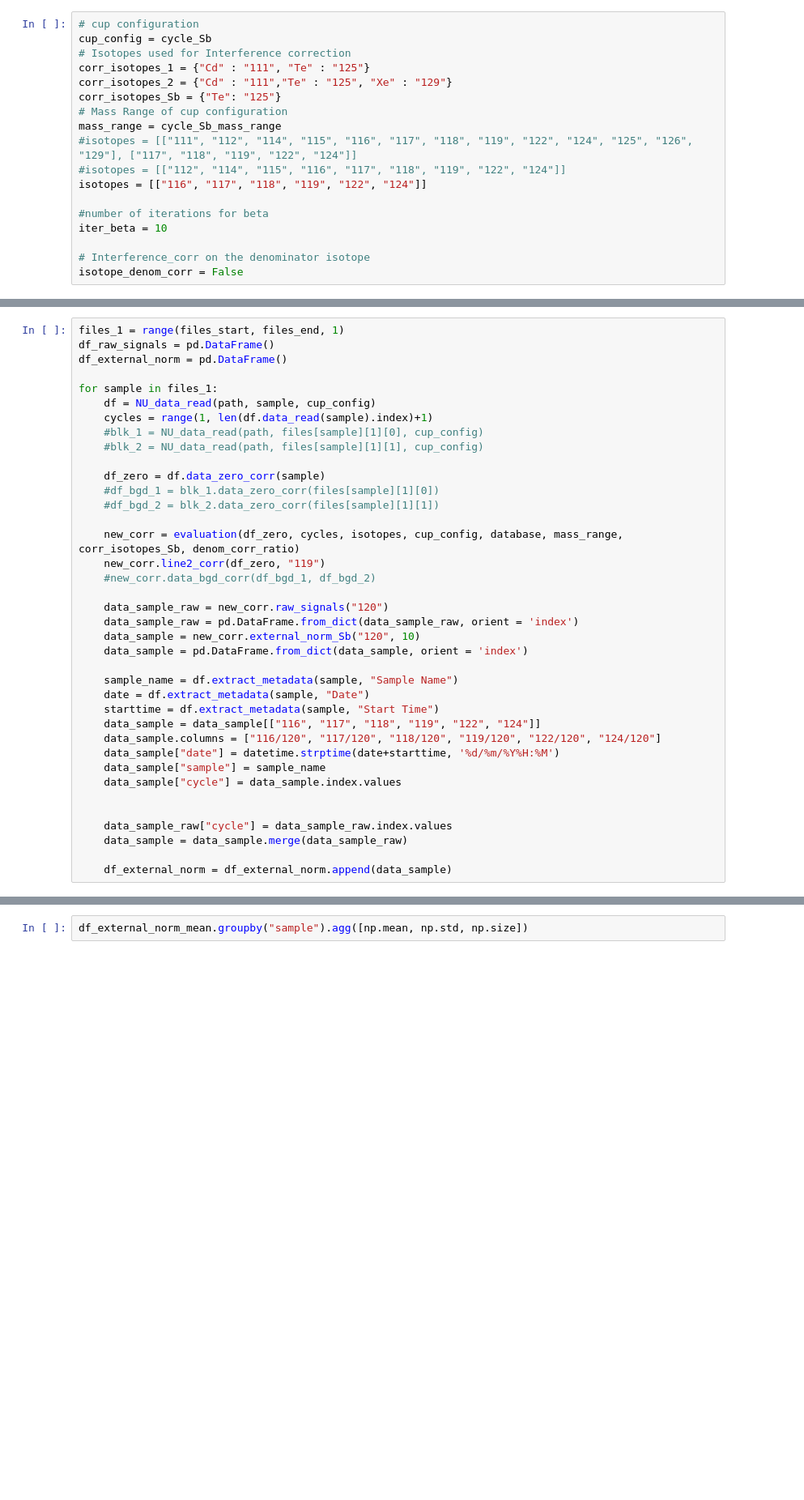
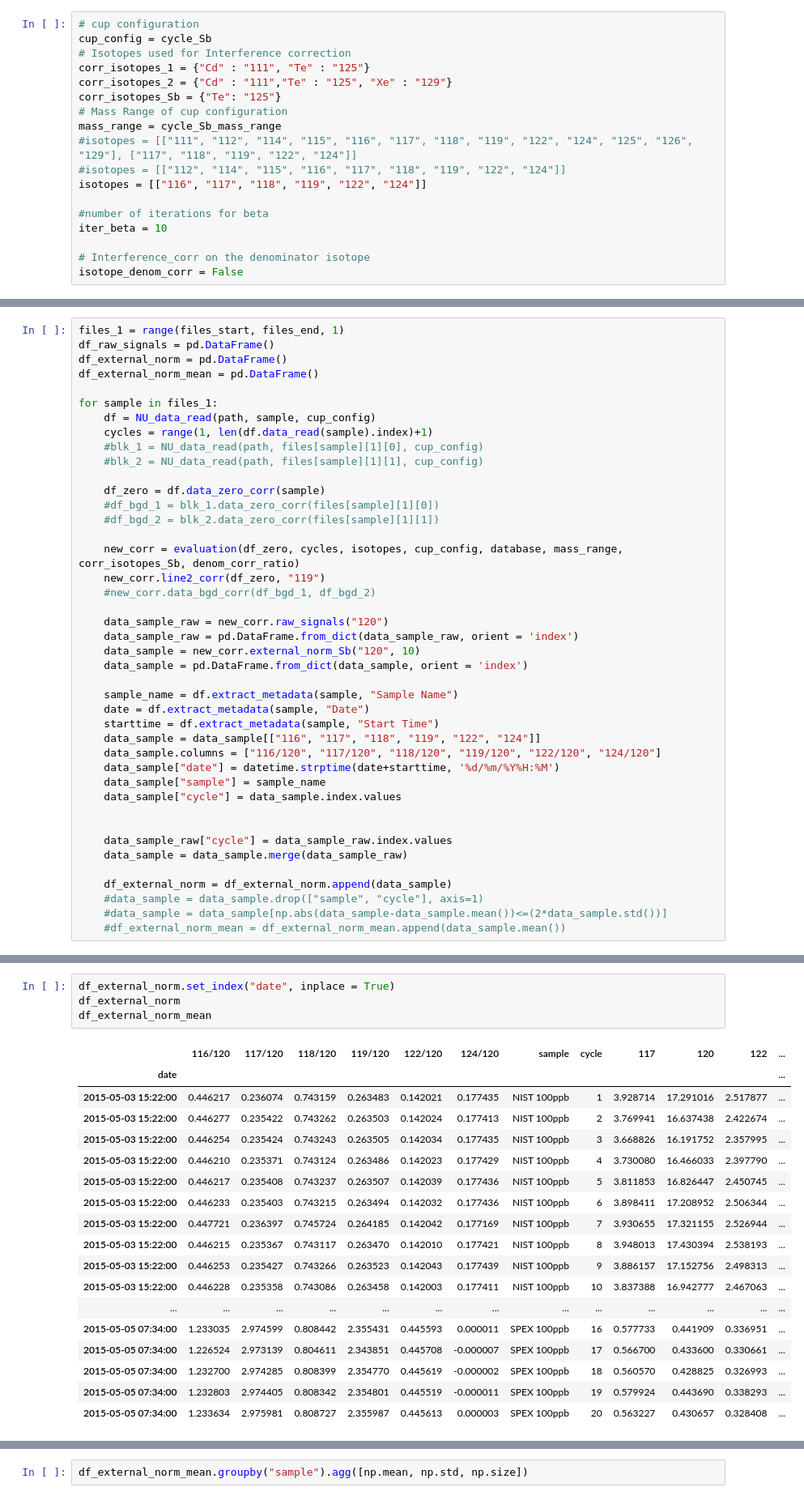
Before and after one commit to Marfster/NU_Plasma, a Jupyter notebook: Nu Plasma Evaluation.ipynb, the cells around one changed output, grey strips where cells are left out. Shown: that part at 81% size. Saved outputs shown, nothing was run; the diff lists cells and outputs as text; blank space fills up the shorter version.

Commit message:
Added Standard-Sample-Bracketing in Dataframe

```diff
--- a/Nu Plasma Evaluation.ipynb
+++ b/Nu Plasma Evaluation.ipynb
@@ -75,6 +75,7 @@ df_all
 files_1 = range(files_start, files_end, 1)
 df_raw_signals = pd.DataFrame()
 df_external_norm = pd.DataFrame()
+df_external_norm_mean = pd.DataFrame()
 
 for sample in files_1:
     df = NU_data_read(path, sample, cup_config)
@@ -109,3 +110,6 @@ for sample in files_1:
     data_sample = data_sample.merge(data_sample_raw)
 
     df_external_norm = df_external_norm.append(data_sample)
+    #data_sample = data_sample.drop(["sample", "cycle"], axis=1)
+    #data_sample = data_sample[np.abs(data_sample-data_sample.mean())<=(2*data_sample.std())]
+    #df_external_norm_mean = df_external_norm_mean.append(data_sample.mean())
@@ -133,0 +118,23 @@ df_external_norm
+# %%
+df_external_norm.set_index("date", inplace = True)
+df_external_norm
+df_external_norm_mean
+# %% [output]
+|  | 116/120 | 117/120 | 118/120 | 119/120 | 122/120 | 124/120 | sample | cycle | 117 | 120 | 122 | ... |
+| date |  |  |  |  |  |  |  |  |  |  |  | ... |
+| 2015-05-03 15:22:00 | 0.446217 | 0.236074 | 0.743159 | 0.263483 | 0.142021 | 0.177435 | NIST 100ppb | 1 | 3.928714 | 17.291016 | 2.517877 | ... |
+| 2015-05-03 15:22:00 | 0.446277 | 0.235422 | 0.743262 | 0.263503 | 0.142024 | 0.177413 | NIST 100ppb | 2 | 3.769941 | 16.637438 | 2.422674 | ... |
+| 2015-05-03 15:22:00 | 0.446254 | 0.235424 | 0.743243 | 0.263505 | 0.142034 | 0.177435 | NIST 100ppb | 3 | 3.668826 | 16.191752 | 2.357995 | ... |
+| 2015-05-03 15:22:00 | 0.446210 | 0.235371 | 0.743124 | 0.263486 | 0.142023 | 0.177429 | NIST 100ppb | 4 | 3.730080 | 16.466033 | 2.397790 | ... |
+| 2015-05-03 15:22:00 | 0.446217 | 0.235408 | 0.743237 | 0.263507 | 0.142039 | 0.177436 | NIST 100ppb | 5 | 3.811853 | 16.826447 | 2.450745 | ... |
+| 2015-05-03 15:22:00 | 0.446233 | 0.235403 | 0.743215 | 0.263494 | 0.142032 | 0.177436 | NIST 100ppb | 6 | 3.898411 | 17.208952 | 2.506344 | ... |
+| 2015-05-03 15:22:00 | 0.447721 | 0.236397 | 0.745724 | 0.264185 | 0.142042 | 0.177169 | NIST 100ppb | 7 | 3.930655 | 17.321155 | 2.526944 | ... |
+| 2015-05-03 15:22:00 | 0.446215 | 0.235367 | 0.743117 | 0.263470 | 0.142010 | 0.177421 | NIST 100ppb | 8 | 3.948013 | 17.430394 | 2.538193 | ... |
+| 2015-05-03 15:22:00 | 0.446253 | 0.235427 | 0.743266 | 0.263523 | 0.142043 | 0.177439 | NIST 100ppb | 9 | 3.886157 | 17.152756 | 2.498313 | ... |
+| 2015-05-03 15:22:00 | 0.446228 | 0.235358 | 0.743086 | 0.263458 | 0.142003 | 0.177411 | NIST 100ppb | 10 | 3.837388 | 16.942777 | 2.467063 | ... |
+| ... | ... | ... | ... | ... | ... | ... | ... | ... | ... | ... | ... | ... |
+| 2015-05-05 07:34:00 | 1.233035 | 2.974599 | 0.808442 | 2.355431 | 0.445593 | 0.000011 | SPEX 100ppb | 16 | 0.577733 | 0.441909 | 0.336951 | ... |
+| 2015-05-05 07:34:00 | 1.226524 | 2.973139 | 0.804611 | 2.343851 | 0.445708 | -0.000007 | SPEX 100ppb | 17 | 0.566700 | 0.433600 | 0.330661 | ... |
+| 2015-05-05 07:34:00 | 1.232700 | 2.974285 | 0.808399 | 2.354770 | 0.445619 | -0.000002 | SPEX 100ppb | 18 | 0.560570 | 0.428825 | 0.326993 | ... |
+| 2015-05-05 07:34:00 | 1.232803 | 2.974405 | 0.808342 | 2.354801 | 0.445519 | -0.000011 | SPEX 100ppb | 19 | 0.579924 | 0.443690 | 0.338293 | ... |
+| 2015-05-05 07:34:00 | 1.233634 | 2.975981 | 0.808727 | 2.355987 | 0.445613 | 0.000003 | SPEX 100ppb | 20 | 0.563227 | 0.430657 | 0.328408 | ... |
```
Also changed, not shown: parts of 8 cells of this notebook.
